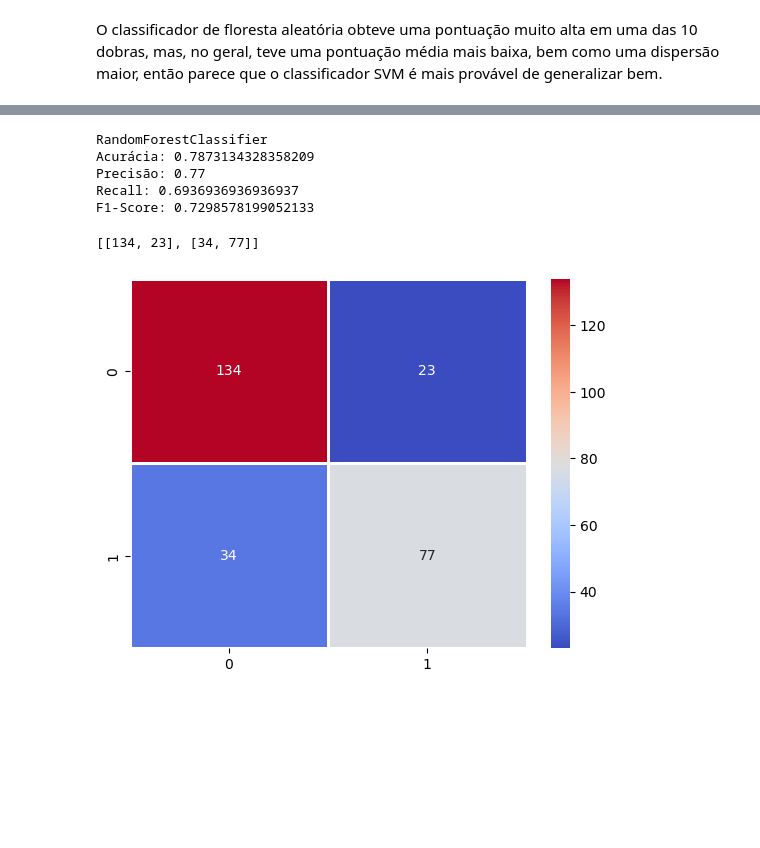
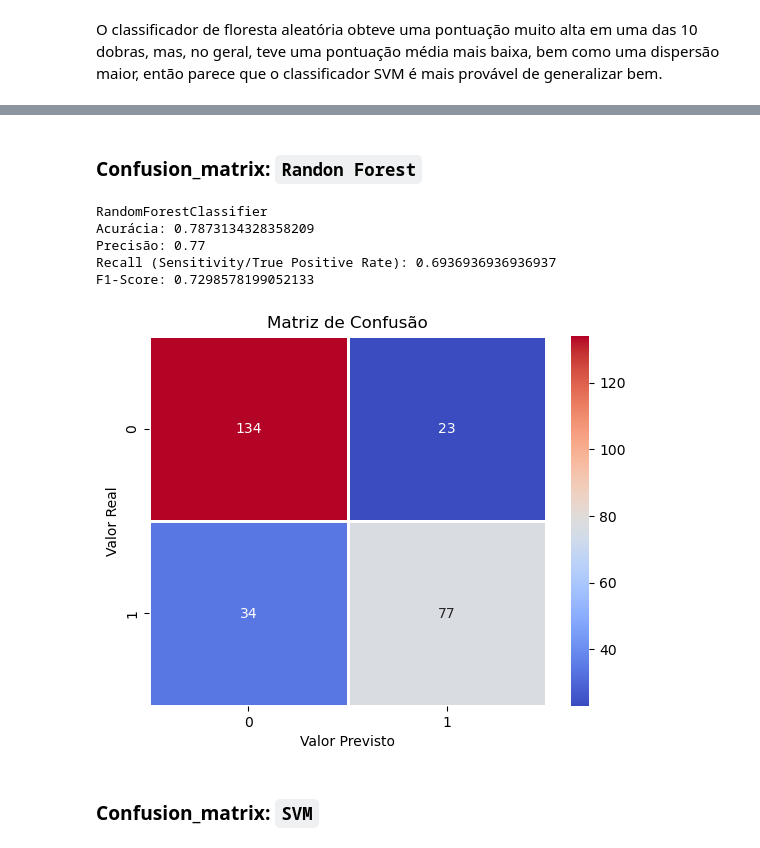
Before and after one commit to espeditoalves/ml-classification-metrics, a Jupyter notebook: notebooks/01_Evaluation.ipynb, the cells around one changed output, grey strips where cells are left out. Saved outputs shown, nothing was run; the diff lists cells and outputs as text; code cells hidden in the pictures; blank space fills up the shorter version.

```diff
--- a/notebooks/01_Evaluation.ipynb
+++ b/notebooks/01_Evaluation.ipynb
@@ -282,12 +373,14 @@ test_data_experimento.head()
 # %%
-# Treinar o modelo SVM
-svm_clf = SVC(gamma="auto")
+# Treinar o modelo SVM com probabilidade ativada
+svm_clf = SVC(gamma="auto", probability=True)
 svm_clf.fit(X_train, y_train)
 
 # Fazer previsões no conjunto de teste
-y_pred_svm_clf = svm_clf.predict(X_test)
+y_predi_svm_clf = svm_clf.predict(X_test)
+y_proba_svm_clf = svm_clf.predict_proba(X_test)[:, 1]
 
-test_data_experimento['y_pred_svm_clf'] = y_pred_svm_clf
+test_data_experimento['y_predi_svm_clf'] = y_predi_svm_clf
+test_data_experimento['y_proba_svm_clf'] = y_proba_svm_clf
 test_data_experimento.head()
 # %% [output]
 |  | PassengerId | Pclass | Name | Sex | Age | SibSp | Parch | Ticket | Fare | Cabin | ... |
@@ -296,44 +389,49 @@ test_data_experimento.head()
 | 840 | 841 | 3 | Alhomaki, Mr. Ilmari Rudolf | male | 20.0 | 0 | 0 | SOTON/O2 3101287 | 7.9250 | NaN | ... |
 | 720 | 721 | 2 | Harper, Miss. Annie Jessie "Nina" | female | 6.0 | 0 | 1 | 248727 | 33.0000 | NaN | ... |
 | 39 | 40 | 3 | Nicola-Yarred, Miss. Jamila | female | 14.0 | 1 | 0 | 2651 | 11.2417 | NaN | ... |
+# %% [markdown]
+### **Confusion_matrix: `Randon Forest`**
 # %%
 from sklearn.metrics import confusion_matrix
 
 # Supondo que y_test e y_pred estejam definidos
-cm_random = confusion_matrix(y_test, y_pred_forest_clf)
+Random_confusion_matrix = confusion_matrix(y_true = y_test, y_pred = test_data_experimento['y_predi_forest_clf'])
 
-VP = cm_random[1, 1]
-FP = cm_random[0, 1]
-VN = cm_random[0, 0]
-FN = cm_random[1, 0]
+TP_random = Random_confusion_matrix[1, 1]
+FP_random = Random_confusion_matrix[0, 1]
+TN_random = Random_confusion_matrix[0, 0]
+FN_random = Random_confusion_matrix[1, 0]
 
 # Calcular métricas manualmente
-acurácia = (VP + VN) / (VP + FP + VN + FN)
-precisão = VP / (VP + FP)
-recall = VP / (VP + FN)
-f1_score = 2 * (precisão * recall) / (precisão + recall)
+acuracia_random = (TP_random + TN_random) / (TP_random + FP_random + TN_random + FN_random)
+precisao_random = TP_random / (TP_random + FP_random)
+recall_random = TP_random / (TP_random + FN_random)
+f1_score_random = 2 * (precisao_random * recall_random) / (precisao_random + recall_random)
 
 print('RandomForestClassifier')
-print(f"Acurácia: {acurácia}")
-print(f"Precisão: {precisão}")
-print(f"Recall: {recall}")
-print(f"F1-Score: {f1_score}")
+print(f"Acurácia: {acuracia_random}")
+print(f"Precisão: {precisao_random}")
+print(f"Recall (Sensitivity/True Positive Rate): {recall_random}")
+print(f"F1-Score: {f1_score_random}")
 # %% [output]
 RandomForestClassifier
 Acurácia: 0.7873134328358209
 Precisão: 0.77
-Recall: 0.6936936936936937
+Recall (Sensitivity/True Positive Rate): 0.6936936936936937
 F1-Score: 0.7298578199052133
-# %%
-[[VN, FP],[FN, VP]]
-# %% [output]
-[[134, 23], [34, 77]]
 # %%
 import seaborn as sns
 import matplotlib.pyplot as plt
-# Criando o heatmap
-sns.heatmap(cm_random, cmap='coolwarm', annot=True, linewidth=1, fmt='d')
+
+labels = ["0", "1"]
+sns.heatmap(Random_confusion_matrix, cmap='coolwarm', annot=True, linewidth=1, fmt='d', xticklabels=labels, yticklabels=labels)
+# Criando o heatmap com rótulos nos eixos
+plt.xlabel('Valor Previsto')
+plt.ylabel('Valor Real')
+plt.title('Matriz de Confusão')
 plt.show()
 # %% [output]
-[figure, old version]
+[figure, new version]
+# %% [markdown]
+### **Confusion_matrix: `SVM`**
 # %%
```
Also changed, not shown: parts of 72 cells of this notebook, 6 other files.
